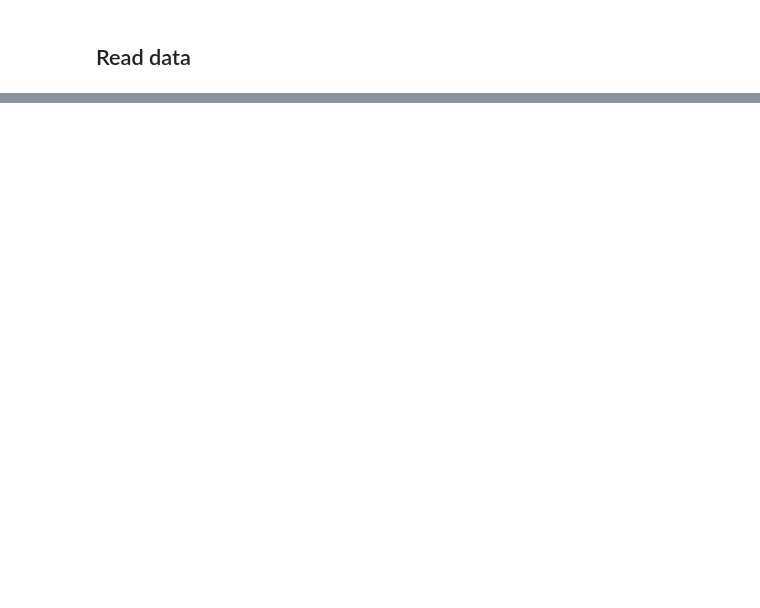
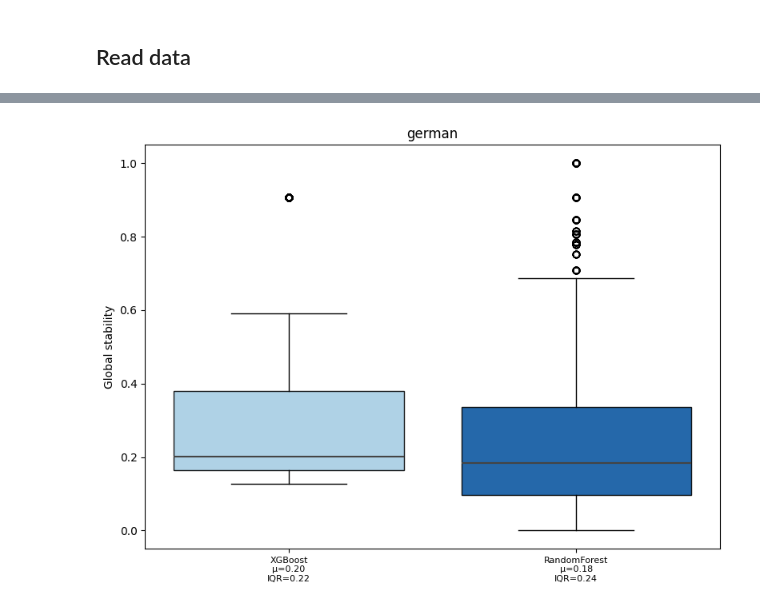
Before and after one commit to edo1691/benchmark_credit_scoring, a Jupyter notebook: notebooks/public_data_experiment.ipynb, the cells around one changed output, grey strips where cells are left out. Drawn from its saved outputs; the diff is of its cells as text; code cells hidden in the pictures; blank space fills up the shorter version.

Commit message:
# Ready to execute still need to improve th graph

```diff
--- a/notebooks/public_data_experiment.ipynb
+++ b/notebooks/public_data_experiment.ipynb
@@ -38,11 +39,13 @@ target_col = "target"
 
 # Edit this list whenever you want more/less imbalance datasets
 imbalance_levels = [5, 10, 15, 20, 25, 30, 35, 40, 45, 50]
-n_iterations = 5
+imbalance_levels = [5, 10, 15]
+n_iterations = 10
 percentage = 90
 
 # list of estimators understood by functions.get_model
 model_choices = ["RandomForest", "XGBoost", "LightGBM", "BoostDT", "BoostSGB", "BagNN", "AdaBoost-DT", "ANN"] #, "SVM-Rbf"
+model_choices = ["XGBoost", "RandomForest"] #, "SVM-Rbf"
 product = "default"
 # %% [markdown]
 ## Create the imbalance datasets
@@ -439,7 +564,8 @@ df_summary.head()
 # %%
 df_all = load_xai_file(
     data_dir=data_dir,
-    dataset_name="australian",
-    file_type="all_models"
+    dataset_name="german",
+    file_type="all_models",
+    normalized=True
 )
 df_all.head()
@@ -445,0 +594,14 @@ df_all.head()
+# %%
+import matplotlib.pyplot as plt
+
+fig, ax = plot_model_boxplot(
+    df=df_all,
+    dataset="german",
+    imbalance=5,
+    metric="rankstab_local",
+    ylabel="Global stability",
+    title="german"
+)
+plt.show()
+# %% [output]
+[figure, added]
```
Also changed, not shown: parts of 11 cells of this notebook, 4 other files.
